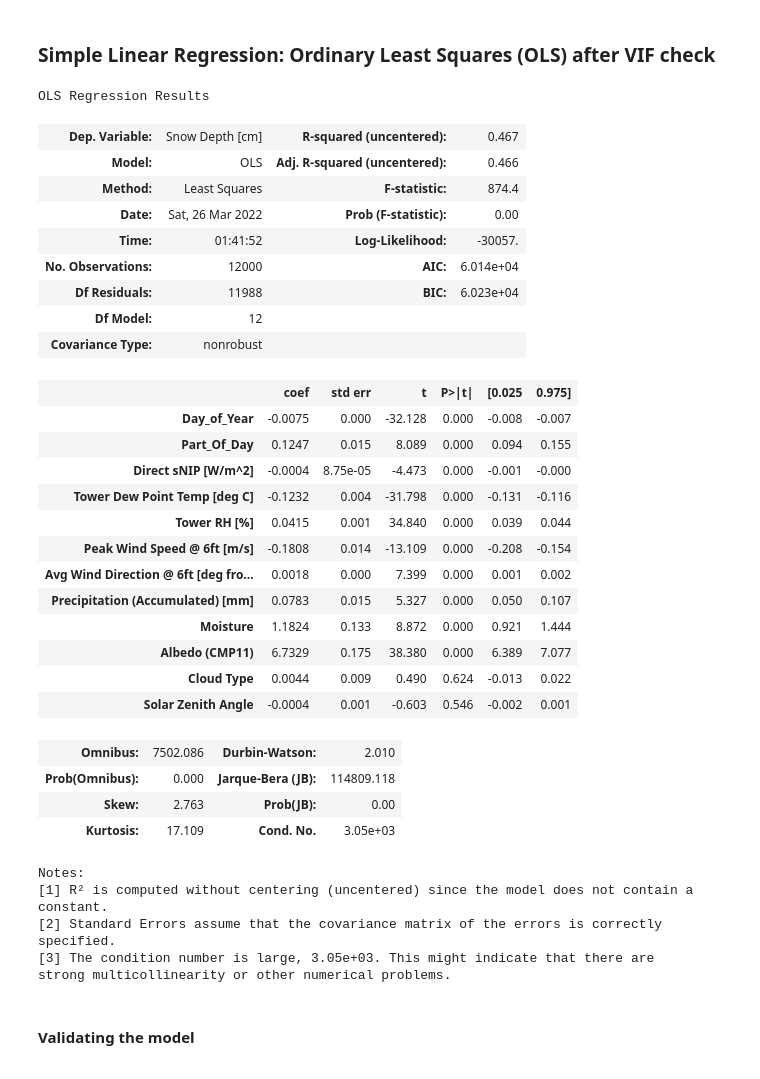
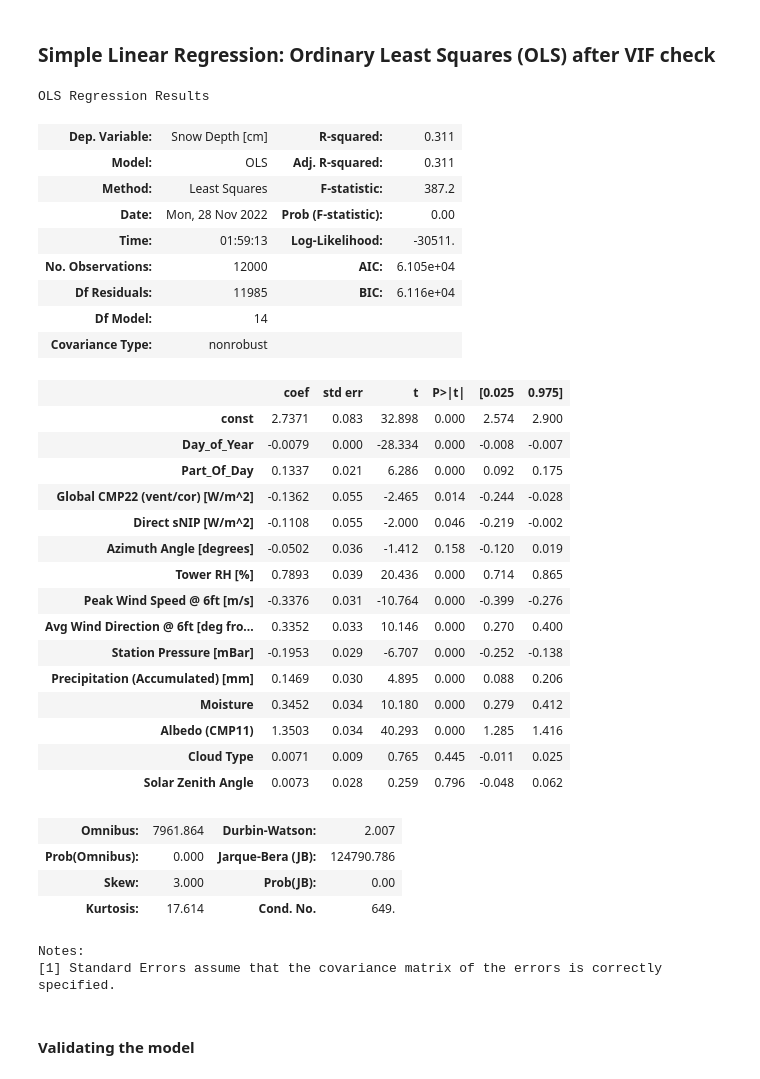
Before and after one commit to tushdon2/DSG_Beginners_Hypothesis_2022, a Jupyter notebook: code.ipynb, the cells around one changed output. Saved outputs shown, nothing was run; the diff lists cells and outputs as text; code cells hidden in the pictures.

```diff
--- a/code.ipynb
+++ b/code.ipynb
@@ -265,0 +385,4 @@ df.to_csv('E:/projects/DSG_Beginners_Hypothesis_2022/dataset_train&test/run1.csv
+# %%
+X = sm.add_constant(valid_x_norm)
+yvalid = results.predict(X)
+print("MAE :", MAE(yvalid, valid_y))
@@ -306,7 +431,7 @@ def get_VIF_for_IVs(xtrain):
     df.vif = vifValues
     print(df)
 # %%
-xtrain = train_x.copy()
+xtrain = train_x_norm.copy()
 get_VIF_for_IVs(xtrain)
 # %% [output]
                                      Name     vif
@@ -330,9 +455,7 @@ get_VIF_for_IVs(xtrain)
 # %%
 # Few Independent variables have very high VIF
 # Let's try popping them out
-xtrain.drop('Tower Wet Bulb Temp [deg C]', inplace = True, axis = 1)
-xtrain.drop('Station Pressure [mBar]', inplace = True, axis = 1)
-xtrain.drop('Tower Dry Bulb Temp [deg C]', inplace = True, axis = 1)
+xtrain.drop(['Tower Wet Bulb Temp [deg C]', 'Tower Dew Point Temp [deg C]', 'Tower Dry Bulb Temp [deg C]'], inplace = True, axis = 1)
 get_VIF_for_IVs(xtrain)
 # %% [output]
                                      Name   vif
@@ -353,6 +475,0 @@ get_VIF_for_IVs(xtrain)
-# %%
-# Results have improved drastically, still for the final time
-# lets try to remove 'Global CMP22 (vent/cor) [W/m^2]' & 'Azimuth Angle [degrees]' to get all VIFs under 5
-xtrain.drop('Global CMP22 (vent/cor) [W/m^2]', inplace = True, axis = 1)
-xtrain.drop('Azimuth Angle [degrees]', inplace = True, axis = 1)
-get_VIF_for_IVs(xtrain)
@@ -373,42 +476,43 @@ get_VIF_for_IVs(xtrain)
 # %% [markdown]
 ### Simple Linear Regression: Ordinary Least Squares (OLS) after VIF check
 # %%
-model_Linear = sm.OLS(train_y, xtrain)
+X = sm.add_constant(xtrain)
+model_Linear = sm.OLS(train_y, X)
 results = model_Linear.fit()
 results.summary()
 # %% [output]
 OLS Regression Results
-| Dep. Variable: | Snow Depth [cm] | R-squared (uncentered): | 0.467 |
-| Model: | OLS | Adj. R-squared (uncentered): | 0.466 |
-| Method: | Least Squares | F-statistic: | 874.4 |
-| Date: | Sat, 26 Mar 2022 | Prob (F-statistic): | 0.00 |
-| Time: | 01:41:52 | Log-Likelihood: | -30057. |
-| No. Observations: | 12000 | AIC: | 6.014e+04 |
-| Df Residuals: | 11988 | BIC: | 6.023e+04 |
-| Df Model: | 12 |  |  |
+| Dep. Variable: | Snow Depth [cm] | R-squared: | 0.311 |
+| Model: | OLS | Adj. R-squared: | 0.311 |
+| Method: | Least Squares | F-statistic: | 387.2 |
+| Date: | Mon, 28 Nov 2022 | Prob (F-statistic): | 0.00 |
+| Time: | 01:59:13 | Log-Likelihood: | -30511. |
+| No. Observations: | 12000 | AIC: | 6.105e+04 |
+| Df Residuals: | 11985 | BIC: | 6.116e+04 |
+| Df Model: | 14 |  |  |
 | Covariance Type: | nonrobust |  |  |
 |  | coef | std err | t | P>|t| | [0.025 | 0.975] |
-| Day_of_Year | -0.0075 | 0.000 | -32.128 | 0.000 | -0.008 | -0.007 |
-| Part_Of_Day | 0.1247 | 0.015 | 8.089 | 0.000 | 0.094 | 0.155 |
-| Direct sNIP [W/m^2] | -0.0004 | 8.75e-05 | -4.473 | 0.000 | -0.001 | -0.000 |
-| Tower Dew Point Temp [deg C] | -0.1232 | 0.004 | -31.798 | 0.000 | -0.131 | -0.116 |
-| Tower RH [%] | 0.0415 | 0.001 | 34.840 | 0.000 | 0.039 | 0.044 |
-| Peak Wind Speed @ 6ft [m/s] | -0.1808 | 0.014 | -13.109 | 0.000 | -0.208 | -0.154 |
-| Avg Wind Direction @ 6ft [deg fro... | 0.0018 | 0.000 | 7.399 | 0.000 | 0.001 | 0.002 |
-| Precipitation (Accumulated) [mm] | 0.0783 | 0.015 | 5.327 | 0.000 | 0.050 | 0.107 |
-| Moisture | 1.1824 | 0.133 | 8.872 | 0.000 | 0.921 | 1.444 |
-| Albedo (CMP11) | 6.7329 | 0.175 | 38.380 | 0.000 | 6.389 | 7.077 |
-| Cloud Type | 0.0044 | 0.009 | 0.490 | 0.624 | -0.013 | 0.022 |
-| Solar Zenith Angle | -0.0004 | 0.001 | -0.603 | 0.546 | -0.002 | 0.001 |
+| const | 2.7371 | 0.083 | 32.898 | 0.000 | 2.574 | 2.900 |
+| Day_of_Year | -0.0079 | 0.000 | -28.334 | 0.000 | -0.008 | -0.007 |
+| Part_Of_Day | 0.1337 | 0.021 | 6.286 | 0.000 | 0.092 | 0.175 |
+| Global CMP22 (vent/cor) [W/m^2] | -0.1362 | 0.055 | -2.465 | 0.014 | -0.244 | -0.028 |
+| Direct sNIP [W/m^2] | -0.1108 | 0.055 | -2.000 | 0.046 | -0.219 | -0.002 |
+| Azimuth Angle [degrees] | -0.0502 | 0.036 | -1.412 | 0.158 | -0.120 | 0.019 |
+| Tower RH [%] | 0.7893 | 0.039 | 20.436 | 0.000 | 0.714 | 0.865 |
+| Peak Wind Speed @ 6ft [m/s] | -0.3376 | 0.031 | -10.764 | 0.000 | -0.399 | -0.276 |
+| Avg Wind Direction @ 6ft [deg fro... | 0.3352 | 0.033 | 10.146 | 0.000 | 0.270 | 0.400 |
+| Station Pressure [mBar] | -0.1953 | 0.029 | -6.707 | 0.000 | -0.252 | -0.138 |
+| Precipitation (Accumulated) [mm] | 0.1469 | 0.030 | 4.895 | 0.000 | 0.088 | 0.206 |
+| Moisture | 0.3452 | 0.034 | 10.180 | 0.000 | 0.279 | 0.412 |
+| Albedo (CMP11) | 1.3503 | 0.034 | 40.293 | 0.000 | 1.285 | 1.416 |
+| Cloud Type | 0.0071 | 0.009 | 0.765 | 0.445 | -0.011 | 0.025 |
+| Solar Zenith Angle | 0.0073 | 0.028 | 0.259 | 0.796 | -0.048 | 0.062 |
-| Omnibus: | 7502.086 | Durbin-Watson: | 2.010 |
-| Prob(Omnibus): | 0.000 | Jarque-Bera (JB): | 114809.118 |
-| Skew: | 2.763 | Prob(JB): | 0.00 |
-| Kurtosis: | 17.109 | Cond. No. | 3.05e+03 |
+| Omnibus: | 7961.864 | Durbin-Watson: | 2.007 |
+| Prob(Omnibus): | 0.000 | Jarque-Bera (JB): | 124790.786 |
+| Skew: | 3.000 | Prob(JB): | 0.00 |
+| Kurtosis: | 17.614 | Cond. No. | 649. |
 Notes:
-[1] R² is computed without centering (uncentered) since the model does not contain a constant.
-[2] Standard Errors assume that the covariance matrix of the errors is correctly specified.
-[3] The condition number is large, 3.05e+03. This might indicate that there are
-strong multicollinearity or other numerical problems.
+[1] Standard Errors assume that the covariance matrix of the errors is correctly specified.
 # %% [markdown]
 #### Validating the model
 # %%
```
Also changed, not shown: parts of 45 cells of this notebook, 12 other files.
